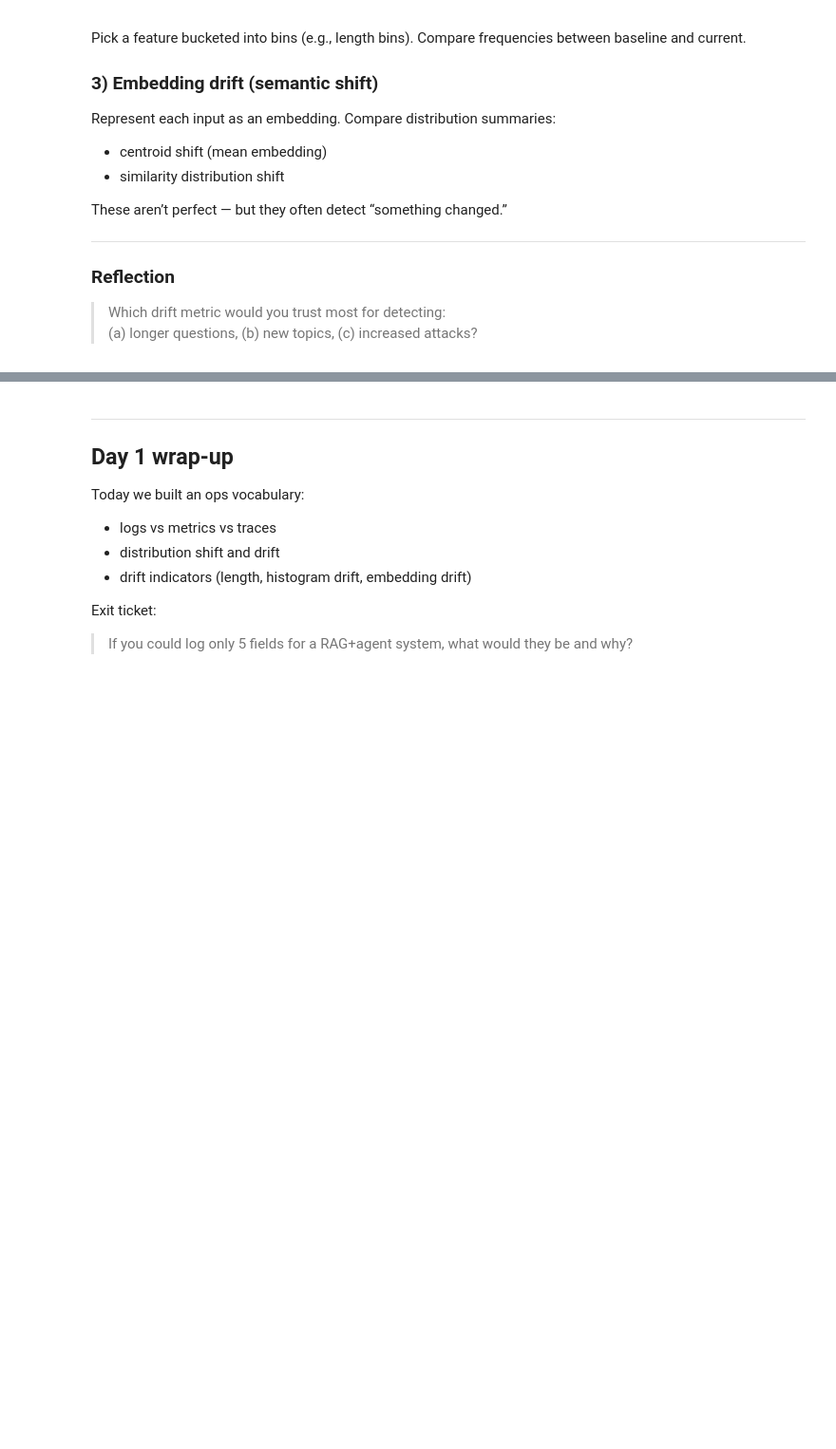
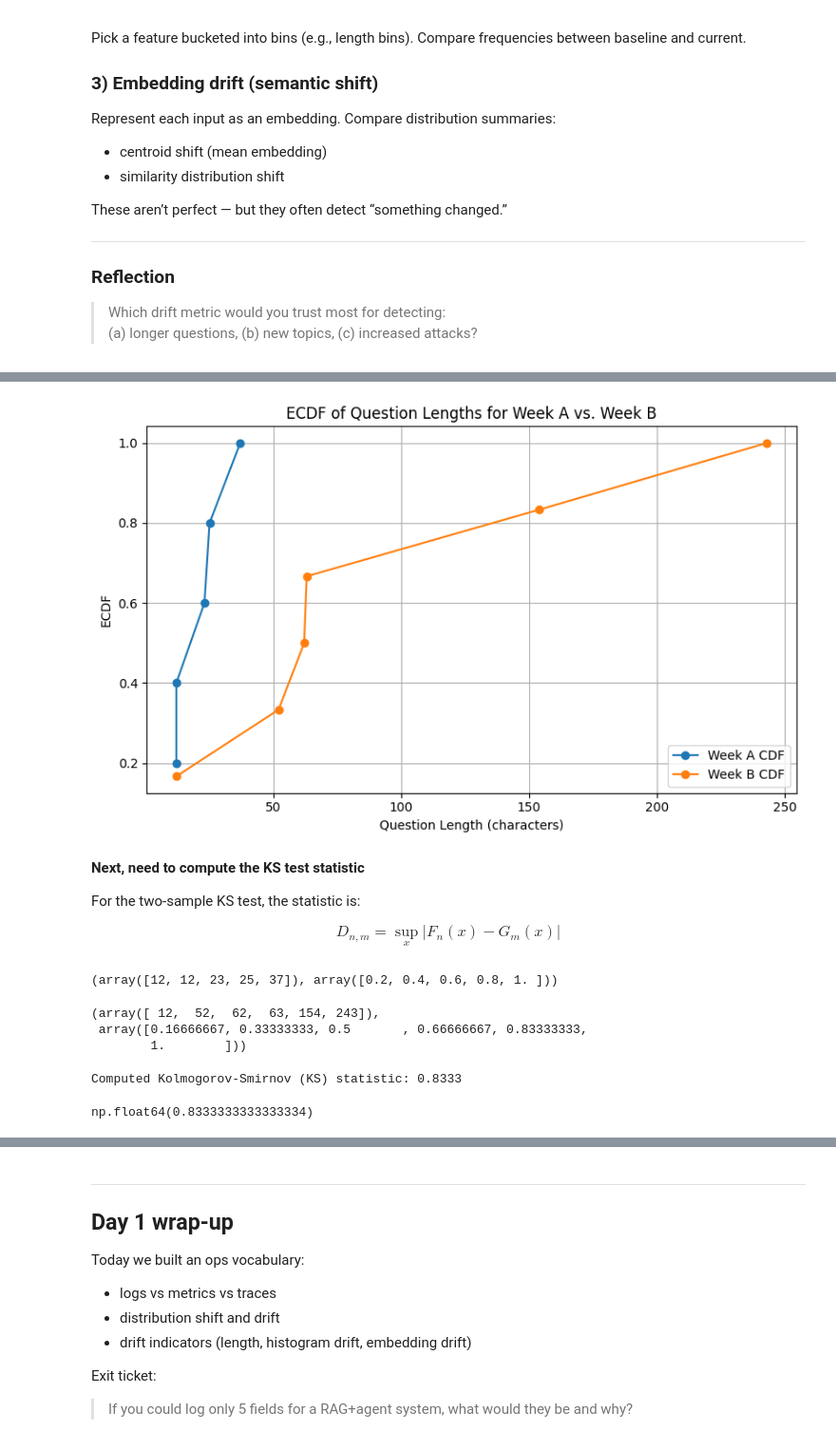
Before and after one commit to tulane-intro-ai-engineering/main, a Jupyter notebook: lectures/drift_lecture.ipynb, the cells around one changed output, grey strips where cells are left out. Shown at 95% size. Saved outputs shown, nothing was run; the diff lists cells and outputs as text; code cells hidden in the pictures; blank space fills up the shorter version.

```diff
--- a/lectures/drift_lecture.ipynb
+++ b/lectures/drift_lecture.ipynb
@@ -245,0 +334,75 @@ Centroid shift (cosine distance): 0.515
+# %%
+def ecdf(data):
+    """Compute ECDF for a one-dimensional array of measurements."""
+    # Number of data points:
+    n = len(data)
+    # x-data for the ECDF:
+    x = np.sort(data)
+    # y-data for the ECDF:
+    y = np.arange(1, n + 1) / n
+    return x, y
+
+x_A, y_A = ecdf(len_A)
+x_B, y_B = ecdf(len_B)
+
+plt.figure(figsize=(8, 5))
+plt.plot(x_A, y_A, marker='o', label='Week A CDF')
+plt.plot(x_B, y_B, marker='o', label='Week B CDF')
+
+
+plt.xlabel('Question Length (characters)')
+plt.ylabel('ECDF')
+plt.title('ECDF of Question Lengths for Week A vs. Week B')
+plt.legend()
+plt.grid(True)
+plt.tight_layout()
+plt.show()
+# %% [output]
+[figure, added]
+# %% [markdown]
+**Next, need to compute the KS test statistic**
+
+For the two-sample KS test, the statistic is:
+
+$$D_{n,m} = \sup_x \left| F_n(x) - G_m(x) \right|$$
+# %%
+x_A, y_A
+# %% [output]
+(array([12, 12, 23, 25, 37]), array([0.2, 0.4, 0.6, 0.8, 1. ]))
+# %%
+x_B, y_B
+# %% [output]
+(array([ 12,  52,  62,  63, 154, 243]),
+ array([0.16666667, 0.33333333, 0.5       , 0.66666667, 0.83333333,
+        1.        ]))
+# %%
+import numpy as np
+def ks_statistic(x_A, x_B, y_A, y_B):
+  # Combine all unique x-values from both ECDFs to evaluate differences
+  all_x_points = np.unique(np.concatenate((x_A, x_B)))
+
+  max_diff = 0.0
+
+  # Iterate through all combined x-points to find the maximum absolute difference
+  for x_val in all_x_points:
+      # Determine F_n(x_val) for sample A (ECDF of len_A)
+      # np.searchsorted with side='right' finds the index where x_val would be inserted
+      # while maintaining order, and we subtract 1 to get the index of the largest x_A <= x_val.
+      idx_A = np.searchsorted(x_A, x_val, side='right') - 1
+      F_n_at_x_val = y_A[idx_A] if idx_A >= 0 else 0.0
+
+      # Determine G_m(x_val) for sample B (ECDF of len_B)
+      idx_B = np.searchsorted(x_B, x_val, side='right') - 1
+      G_m_at_x_val = y_B[idx_B] if idx_B >= 0 else 0.0
+
+      diff = np.abs(F_n_at_x_val - G_m_at_x_val)
+      if diff > max_diff:
+          max_diff = diff
+
+  print(f"Computed Kolmogorov-Smirnov (KS) statistic: {max_diff:.4f}")
+  return max_diff
+
+ks_statistic(x_A, x_B, y_A, y_B)
+# %% [output]
+Computed Kolmogorov-Smirnov (KS) statistic: 0.8333
+np.float64(0.8333333333333334)
```
Also changed, not shown: parts of 19 cells of this notebook.
